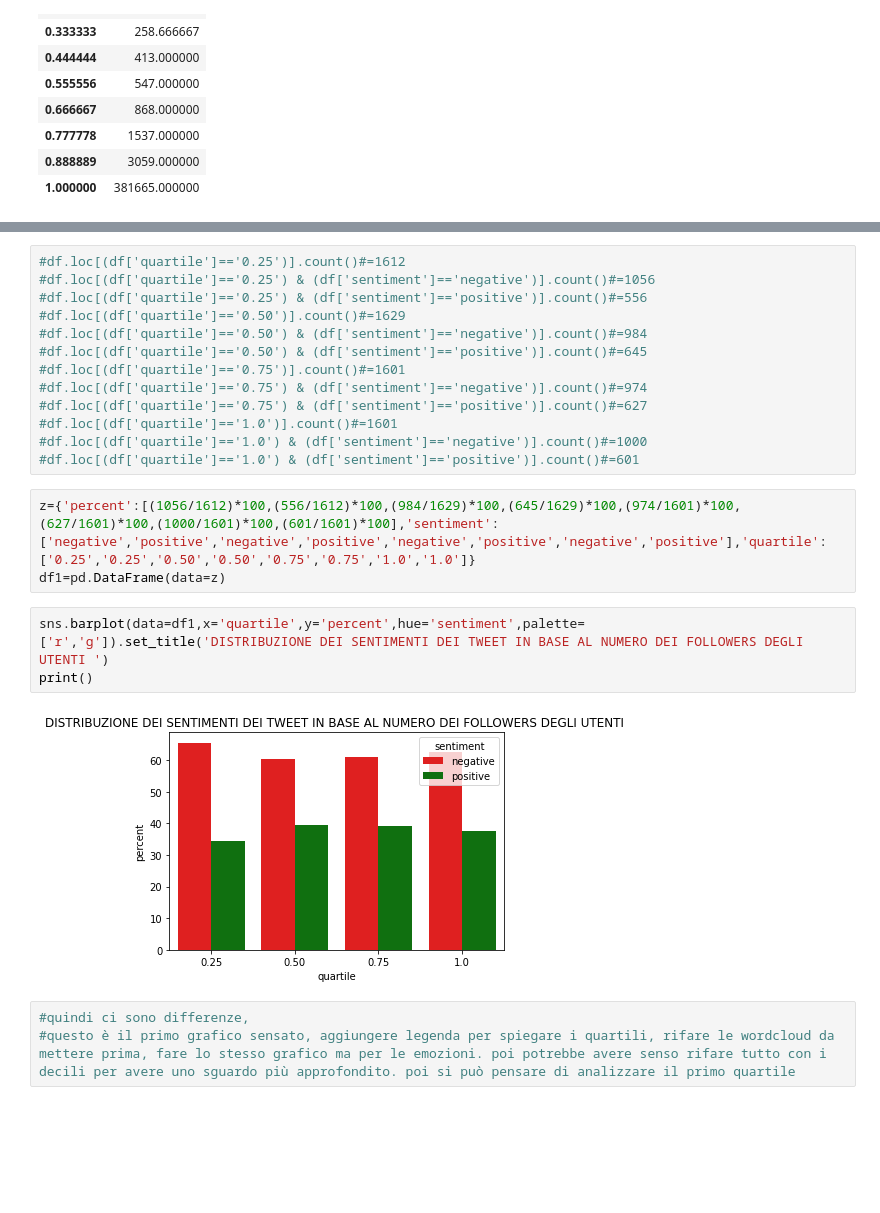
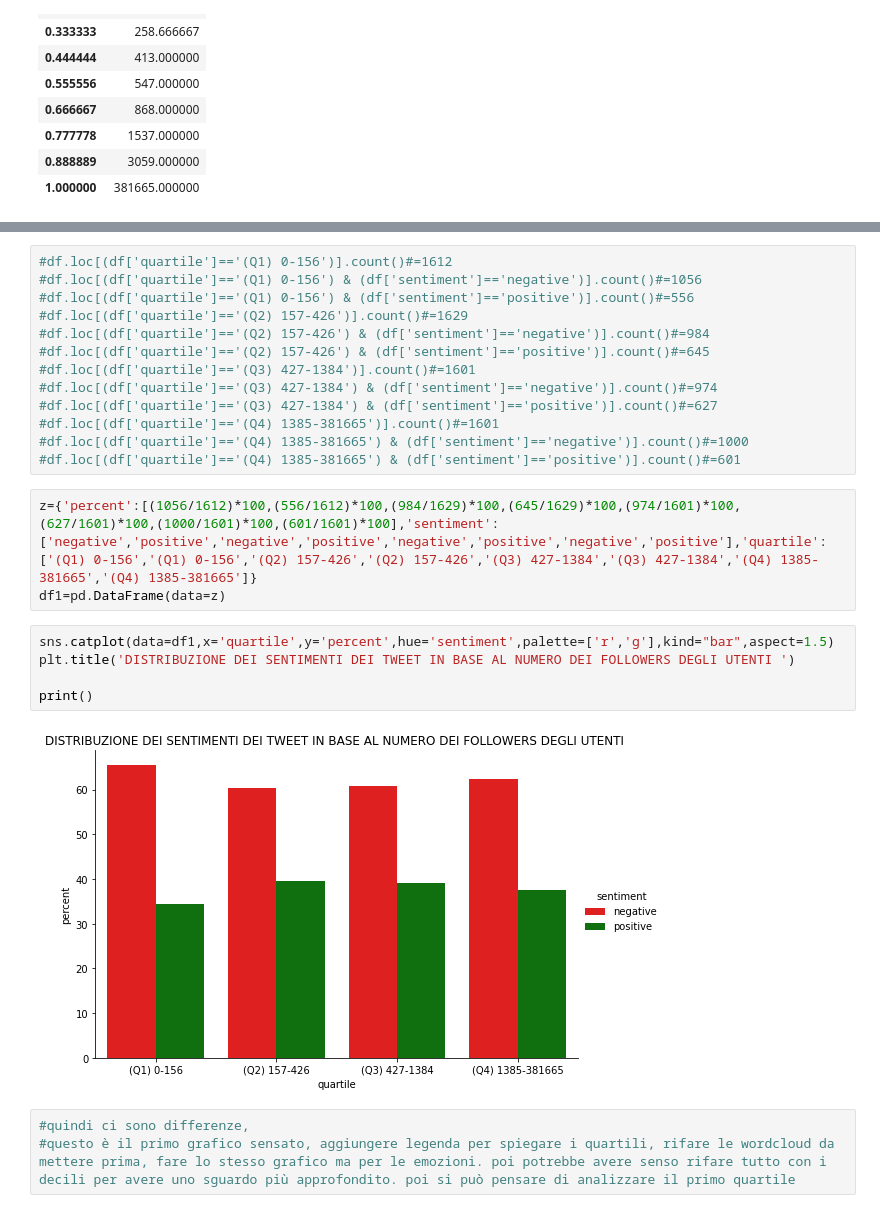
Before and after one commit to paolofesta/prove, a Jupyter notebook: TESI.ipynb, the cells around one changed output, grey strips where cells are left out. Drawn from its saved outputs; the diff is of its cells as text; blank space fills up the shorter version.

```diff
--- a/TESI.ipynb
+++ b/TESI.ipynb
@@ -607,24 +614,26 @@ df
 # %%
-#df.loc[(df['quartile']=='0.25')].count()#=1612
-#df.loc[(df['quartile']=='0.25') & (df['sentiment']=='negative')].count()#=1056
-#df.loc[(df['quartile']=='0.25') & (df['sentiment']=='positive')].count()#=556
-#df.loc[(df['quartile']=='0.50')].count()#=1629
-#df.loc[(df['quartile']=='0.50') & (df['sentiment']=='negative')].count()#=984
-#df.loc[(df['quartile']=='0.50') & (df['sentiment']=='positive')].count()#=645
-#df.loc[(df['quartile']=='0.75')].count()#=1601
-#df.loc[(df['quartile']=='0.75') & (df['sentiment']=='negative')].count()#=974
-#df.loc[(df['quartile']=='0.75') & (df['sentiment']=='positive')].count()#=627
-#df.loc[(df['quartile']=='1.0')].count()#=1601
-#df.loc[(df['quartile']=='1.0') & (df['sentiment']=='negative')].count()#=1000
-#df.loc[(df['quartile']=='1.0') & (df['sentiment']=='positive')].count()#=601
+#df.loc[(df['quartile']=='(Q1) 0-156')].count()#=1612
+#df.loc[(df['quartile']=='(Q1) 0-156') & (df['sentiment']=='negative')].count()#=1056
+#df.loc[(df['quartile']=='(Q1) 0-156') & (df['sentiment']=='positive')].count()#=556
+#df.loc[(df['quartile']=='(Q2) 157-426')].count()#=1629
+#df.loc[(df['quartile']=='(Q2) 157-426') & (df['sentiment']=='negative')].count()#=984
+#df.loc[(df['quartile']=='(Q2) 157-426') & (df['sentiment']=='positive')].count()#=645
+#df.loc[(df['quartile']=='(Q3) 427-1384')].count()#=1601
+#df.loc[(df['quartile']=='(Q3) 427-1384') & (df['sentiment']=='negative')].count()#=974
+#df.loc[(df['quartile']=='(Q3) 427-1384') & (df['sentiment']=='positive')].count()#=627
+#df.loc[(df['quartile']=='(Q4) 1385-381665')].count()#=1601
+#df.loc[(df['quartile']=='(Q4) 1385-381665') & (df['sentiment']=='negative')].count()#=1000
+#df.loc[(df['quartile']=='(Q4) 1385-381665') & (df['sentiment']=='positive')].count()#=601
 # %%
-z={'percent':[(1056/1612)*100,(556/1612)*100,(984/1629)*100,(645/1629)*100,(974/1601)*100,(627/1601)*100,(1000/1601)*100,(601/1601)*100],'sentiment':['negative','positive','negative','positive','negative','positive','negative','positive'],'quartile':['0.25','0.25','0.50','0.50','0.75','0.75','1.0','1.0']}
+z={'percent':[(1056/1612)*100,(556/1612)*100,(984/1629)*100,(645/1629)*100,(974/1601)*100,(627/1601)*100,(1000/1601)*100,(601/1601)*100],'sentiment':['negative','positive','negative','positive','negative','positive','negative','positive'],'quartile':['(Q1) 0-156','(Q1) 0-156','(Q2) 157-426','(Q2) 157-426','(Q3) 427-1384','(Q3) 427-1384','(Q4) 1385-381665','(Q4) 1385-381665']}
 df1=pd.DataFrame(data=z)
 # %%
-sns.barplot(data=df1,x='quartile',y='percent',hue='sentiment',palette=['r','g']).set_title('DISTRIBUZIONE DEI SENTIMENTI DEI TWEET IN BASE AL NUMERO DEI FOLLOWERS DEGLI UTENTI ')
+sns.catplot(data=df1,x='quartile',y='percent',hue='sentiment',palette=['r','g'],kind="bar",aspect=1.5)
+plt.title('DISTRIBUZIONE DEI SENTIMENTI DEI TWEET IN BASE AL NUMERO DEI FOLLOWERS DEGLI UTENTI ')
+
 print()
 # %% [output]
-[figure, old version]
+[figure, new version]
 # %%
 #quindi ci sono differenze,
 #questo è il primo grafico sensato, aggiungere legenda per spiegare i quartili, rifare le wordcloud da mettere prima, fare lo stesso grafico ma per le emozioni. poi potrebbe avere senso rifare tutto con i decili per avere uno sguardo più approfondito. poi si può pensare di analizzare il primo quartile
```
Also changed, not shown: parts of 5 cells of this notebook.
